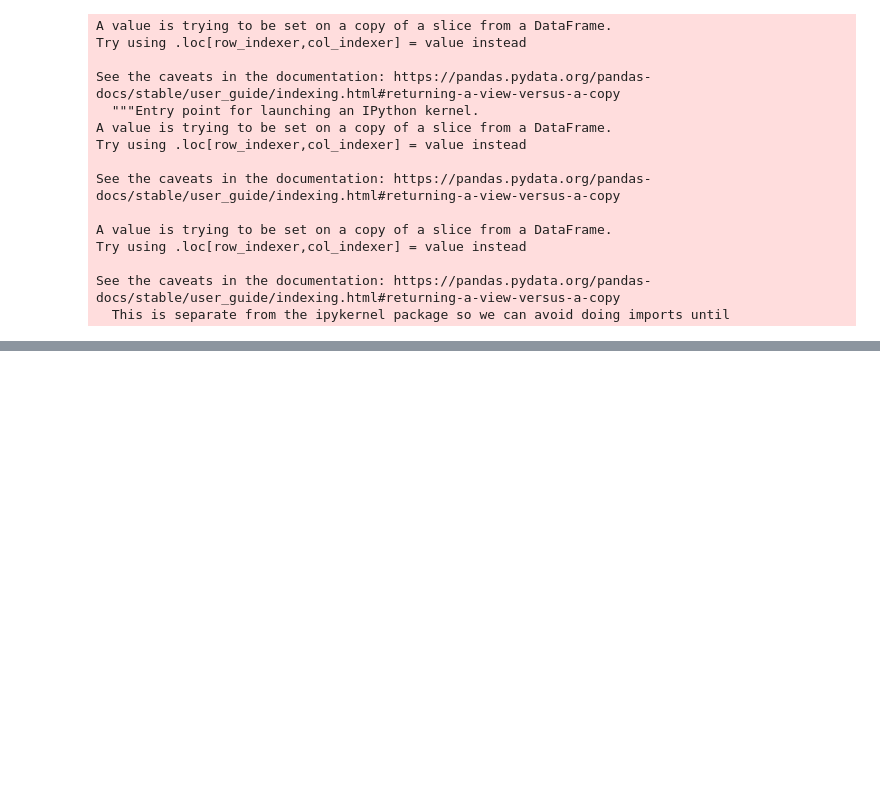
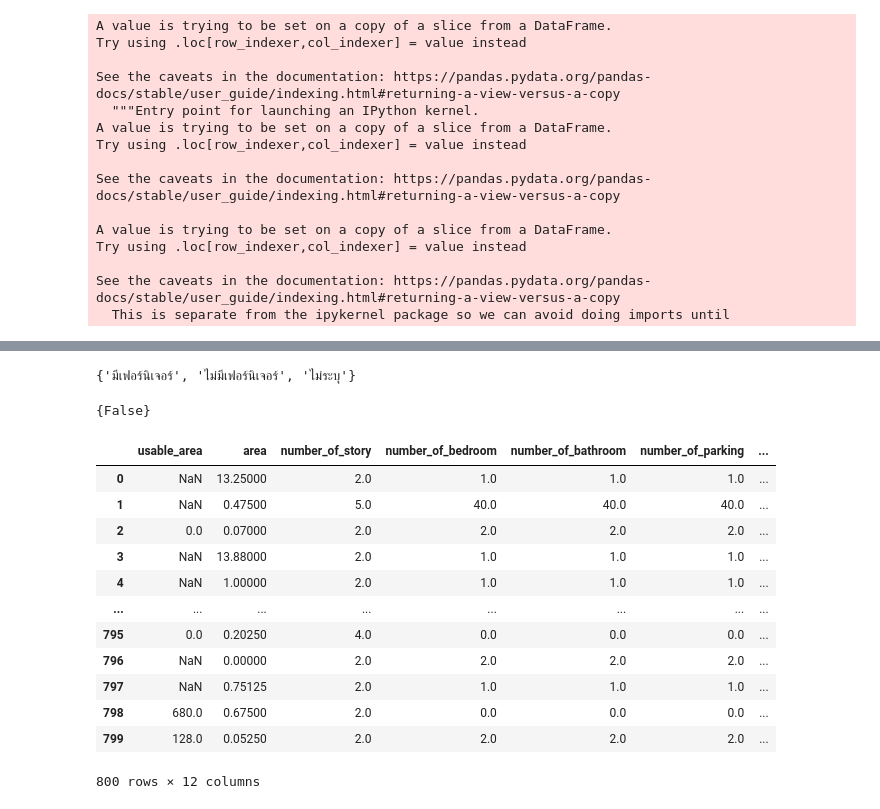
Before and after one commit to ikarosgn/DMDP, a Jupyter notebook: final.ipynb, the cells around one changed output, grey strips where cells are left out. Drawn from its saved outputs; the diff is of its cells as text; code cells hidden in the pictures; blank space fills up the shorter version.

```diff
--- a/final.ipynb
+++ b/final.ipynb
@@ -751,0 +854,2 @@ Length: 2725, dtype: float64
+# %%
+data_furtest = data_furtest.fillna('ไม่ทราบ')
@@ -751,0 +876,31 @@ Length: 2725, dtype: float64
+# %%
+data_furtest[(data_furtest=='ไม่มี') | (data_furtest=='ไม่มีเฟอร์นิเจอร์') | (data_furtest=='ไม่มีเฟอร์นิเจอร์. เฟอร์นิเจอร์นำเข้าสามารถเจรจาแยกกันโดยผู้ซื้อ') | (data_furtest=='ไม่รวมตู้เย็น,ทีวี,เครื่องซักผ้า') | (data_furtest=='ไม่รวมเฟอร์นิเจอร์')] = 'ไม่มีเฟอร์นิเจอร์'
+# %%
+data_furtest[(data_furtest!='ไม่ระบุ') & (data_furtest!='ไม่มีเฟอร์นิเจอร์')] = 'มีเฟอร์นิเจอร์'
+# %%
+set(data_furtest)
+# %% [output]
+{'มีเฟอร์นิเจอร์', 'ไม่มีเฟอร์นิเจอร์', 'ไม่ระบุ'}
+# %%
+set(data_furtest.isnull())
+# %% [output]
+{False}
+# %%
+Finaldata2['furniture'] = data_furtest
+# %%
+Finaldata3 = Finaldata2[['usable_area','area','number_of_story','number_of_bedroom','number_of_bathroom','number_of_parking','number_of_rai','number_of_ngan','number_of_va','district','property_type','furniture']]
+Finaldata3
+# %% [output]
+|  | usable_area | area | number_of_story | number_of_bedroom | number_of_bathroom | number_of_parking | ... |
+| 0 | NaN | 13.25000 | 2.0 | 1.0 | 1.0 | 1.0 | ... |
+| 1 | NaN | 0.47500 | 5.0 | 40.0 | 40.0 | 40.0 | ... |
+| 2 | 0.0 | 0.07000 | 2.0 | 2.0 | 2.0 | 2.0 | ... |
+| 3 | NaN | 13.88000 | 2.0 | 1.0 | 1.0 | 1.0 | ... |
+| 4 | NaN | 1.00000 | 2.0 | 1.0 | 1.0 | 1.0 | ... |
+| ... | ... | ... | ... | ... | ... | ... | ... |
+| 795 | 0.0 | 0.20250 | 4.0 | 0.0 | 0.0 | 0.0 | ... |
+| 796 | NaN | 0.00000 | 2.0 | 2.0 | 2.0 | 2.0 | ... |
+| 797 | NaN | 0.75125 | 2.0 | 1.0 | 1.0 | 1.0 | ... |
+| 798 | 680.0 | 0.67500 | 2.0 | 0.0 | 0.0 | 0.0 | ... |
+| 799 | 128.0 | 0.05250 | 2.0 | 2.0 | 2.0 | 2.0 | ... |
+800 rows × 12 columns
```
Also changed, not shown: parts of 45 cells of this notebook.
